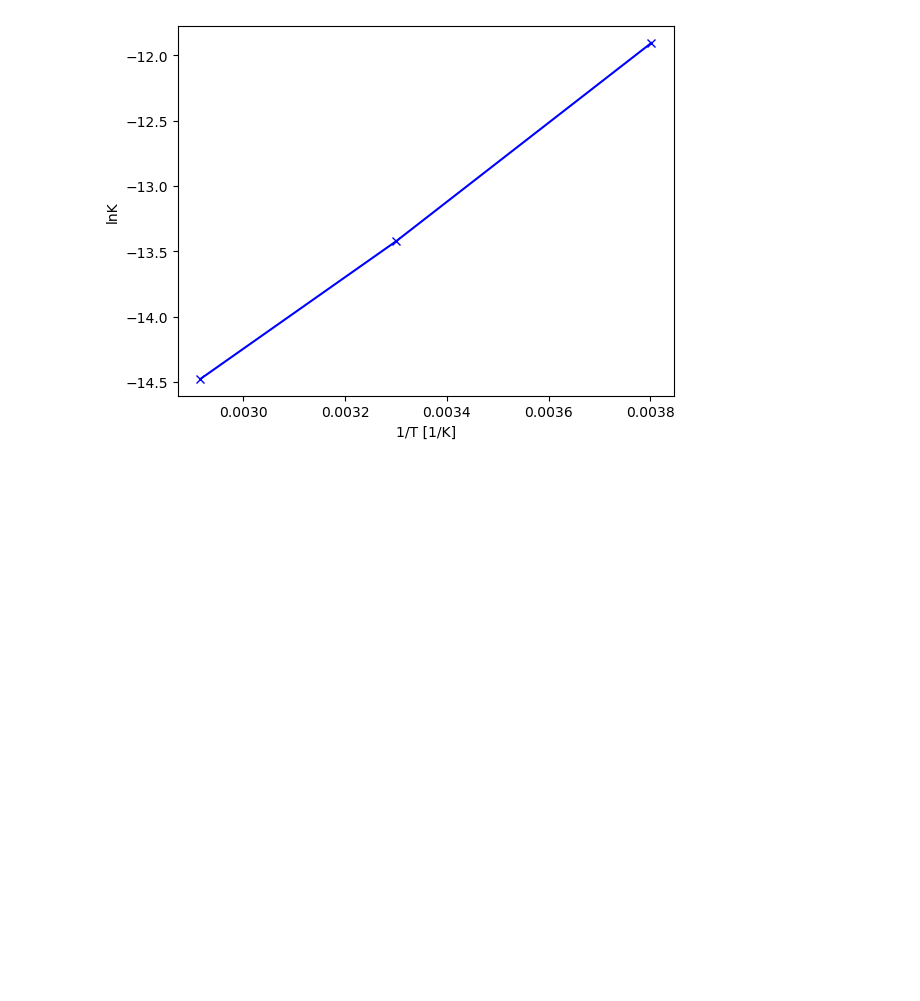
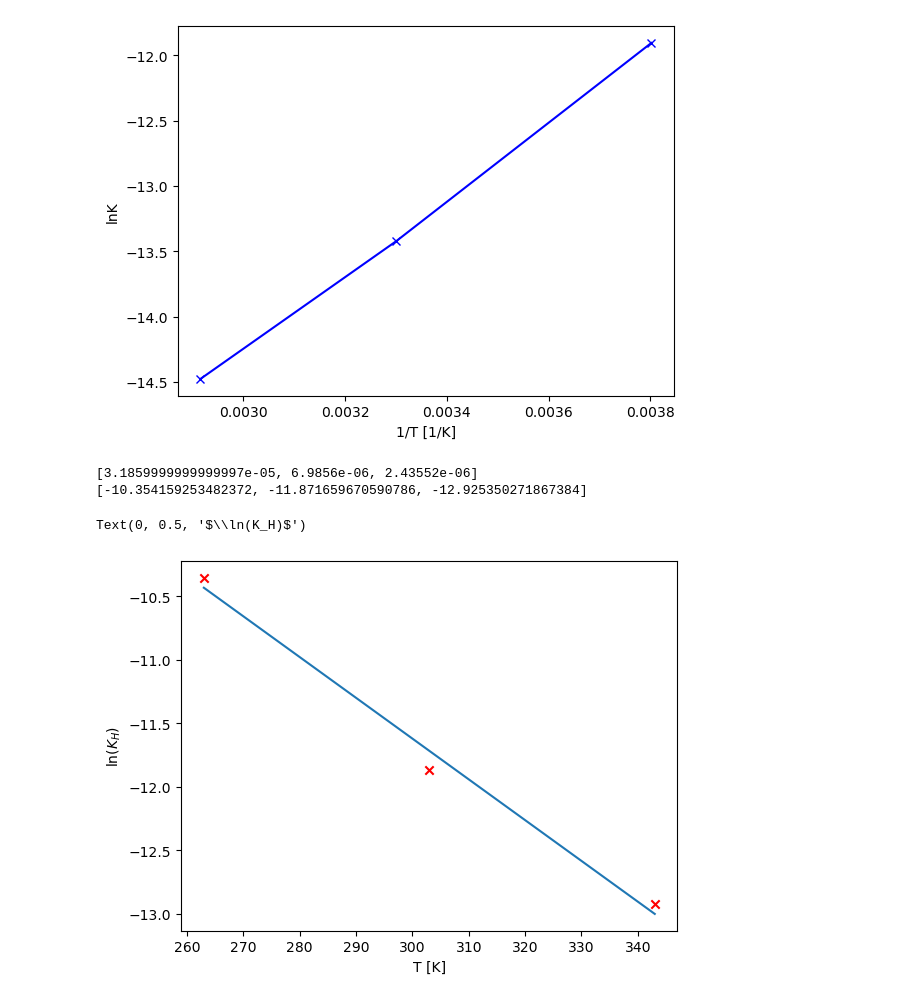
Before and after one commit to AloIsCoding/modeling-lab-project, a Jupyter notebook: Block 1/GroupA_Block2_Assigment1.ipynb, the cells around one changed output. Drawn from its saved outputs; the diff is of its cells as text; code cells hidden in the pictures; blank space fills up the shorter version.

```diff
--- a/Block 1/GroupA_Block2_Assigment1.ipynb
+++ b/Block 1/GroupA_Block2_Assigment1.ipynb
@@ -47,3 +47,30 @@ print(f"{H} J/mol")
 1.0562039350936559e-10 1/Pa
 -24155.854309230108 J/mol
 [figure]
+# %%
+#Calcultate the Henry's coefficient
+
+K_H = []
+for k in K_T:
+    K_H.append(qsat*k)
+
+print(K_H)
+
+# Remember the formula for Kh (mmol/(g.Pa)) and print the results
+
+K_Hlog = []
+for l in K_H:
+    K_Hlog.append(np.log(l))
+
+print(K_Hlog)
+
+plt.scatter(T, K_Hlog,marker="x",color="red")
+
+plt.plot(np.unique(T), np.poly1d(np.polyfit(T, K_Hlog, 1))(np.unique(T)))
+plt.xlabel("T [K]")
+plt.ylabel("$\ln(K_H)$")
+# %% [output]
+[3.1859999999999997e-05, 6.9856e-06, 2.43552e-06]
+[-10.354159253482372, -11.871659670590786, -12.925350271867384]
+Text(0, 0.5, '$\\ln(K_H)$')
+[figure, added]
```
